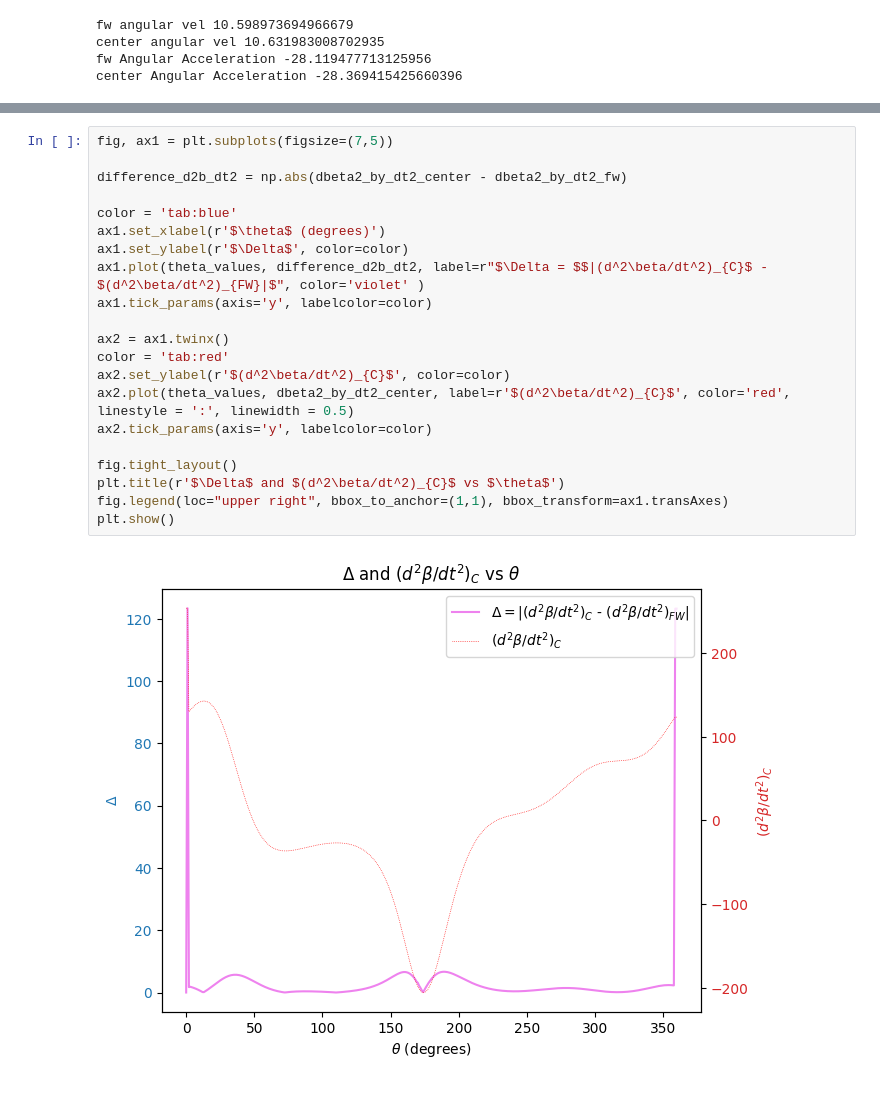
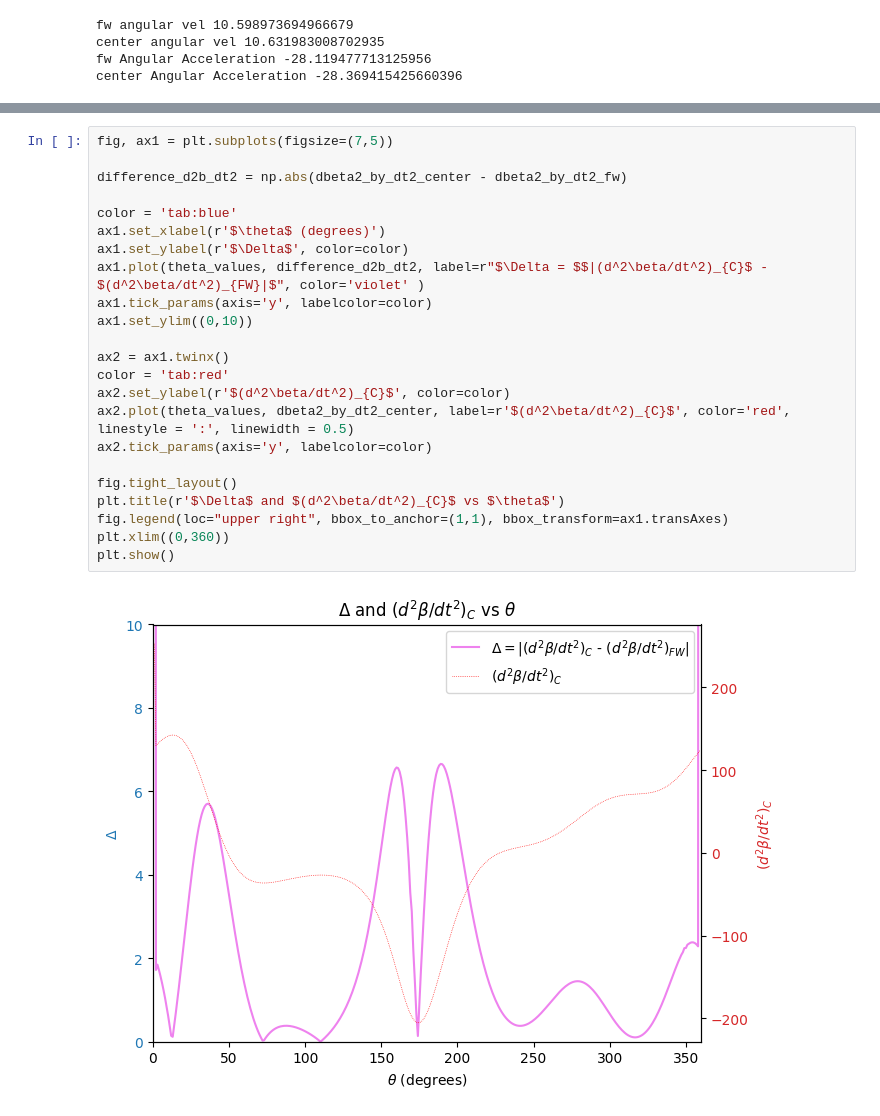
Before and after one commit to pesricha/DS288-Numerical-Methods, a Jupyter notebook: HW4/Homework-4.ipynb, the cells around one changed output, grey strips where cells are left out. Drawn from its saved outputs; the diff is of its cells as text.

```diff
--- a/HW4/Homework-4.ipynb
+++ b/HW4/Homework-4.ipynb
@@ -295,23 +296,25 @@ plt.show()
 # %%
 fig, ax1 = plt.subplots(figsize=(7,5))
 
 difference_d2b_dt2 = np.abs(dbeta2_by_dt2_center - dbeta2_by_dt2_fw)
 
 color = 'tab:blue'
 ax1.set_xlabel(r'$\theta$ (degrees)')
 ax1.set_ylabel(r'$\Delta$', color=color)
 ax1.plot(theta_values, difference_d2b_dt2, label=r"$\Delta = $$|(d^2\beta/dt^2)_{C}$ - $(d^2\beta/dt^2)_{FW}|$", color='violet' )
 ax1.tick_params(axis='y', labelcolor=color)
+ax1.set_ylim((0,10))
 
 ax2 = ax1.twinx()
 color = 'tab:red'
 ax2.set_ylabel(r'$(d^2\beta/dt^2)_{C}$', color=color)
 ax2.plot(theta_values, dbeta2_by_dt2_center, label=r'$(d^2\beta/dt^2)_{C}$', color='red', linestyle = ':', linewidth = 0.5)
 ax2.tick_params(axis='y', labelcolor=color)
 
 fig.tight_layout()
 plt.title(r'$\Delta$ and $(d^2\beta/dt^2)_{C}$ vs $\theta$')
 fig.legend(loc="upper right", bbox_to_anchor=(1,1), bbox_transform=ax1.transAxes)
+plt.xlim((0,360))
 plt.show()
 # %% [output]
-[figure, old version]
+[figure, new version]
```
Also changed, not shown: parts of 1 cell of this notebook, 3 other files.
